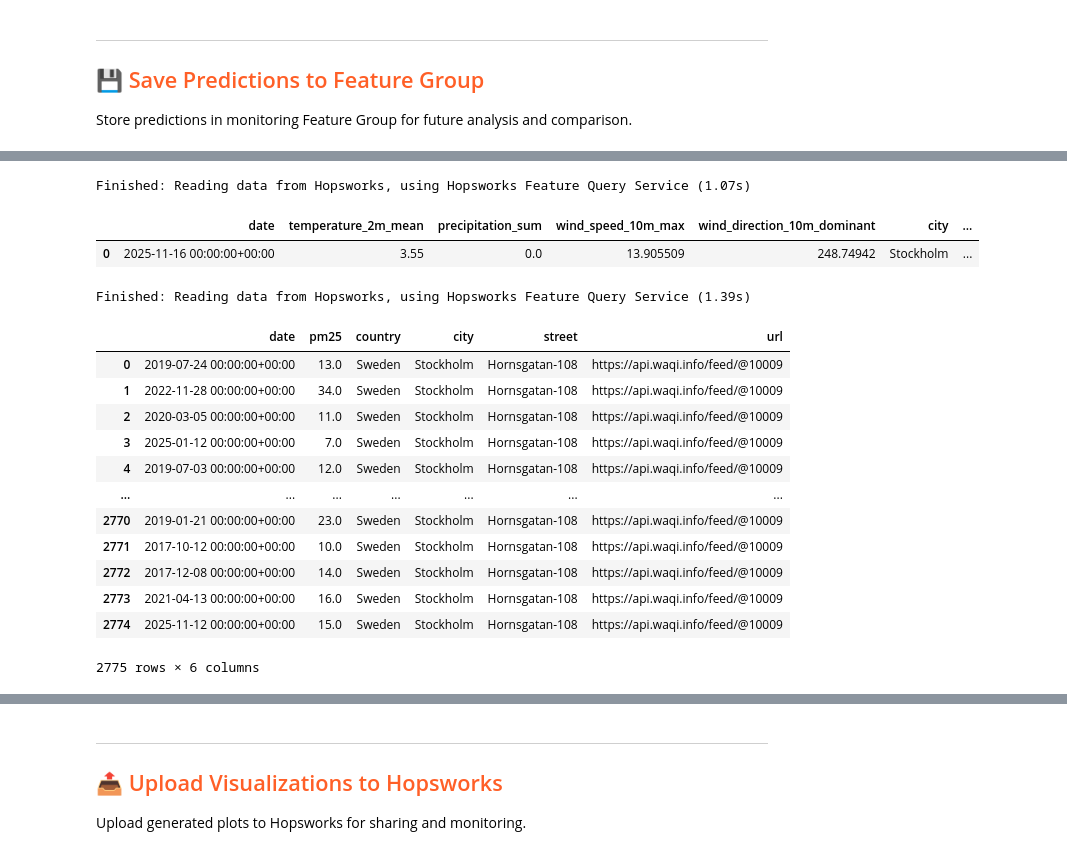
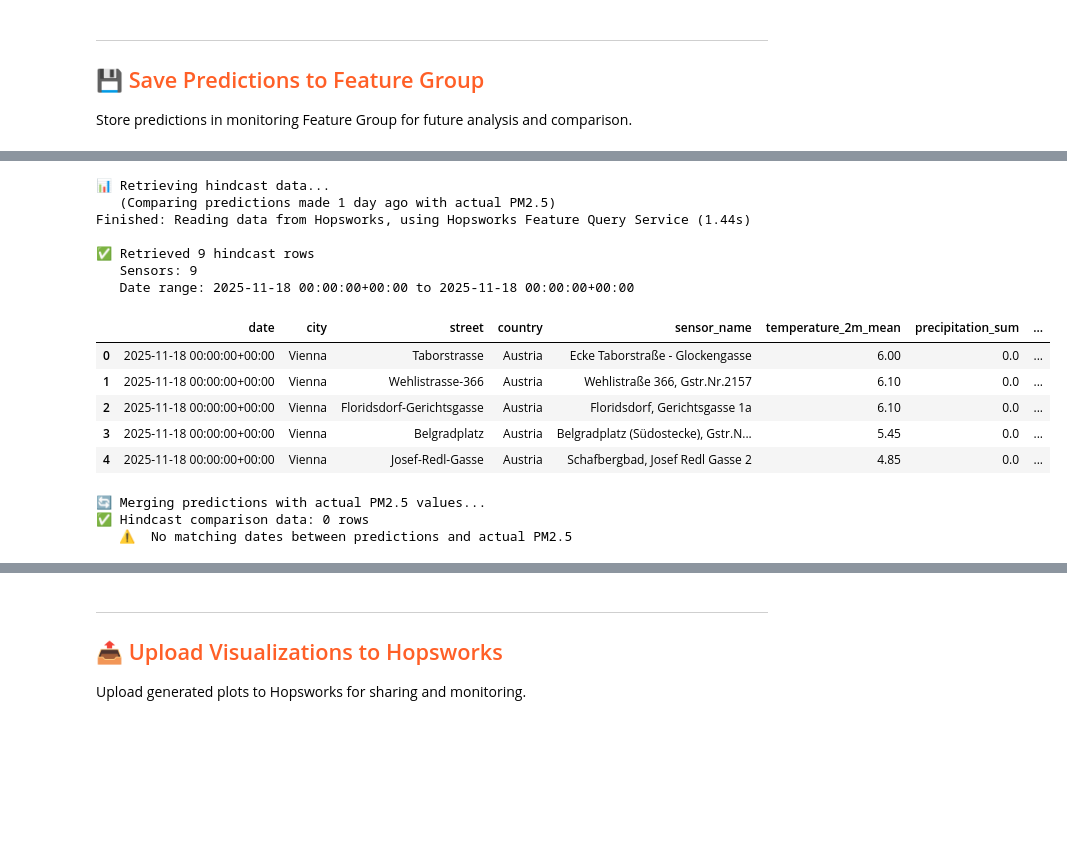
Before and after one commit to Jiananliu12138/Air_Quality_Prediction, a Jupyter notebook: notebooks/airquality/4_vienna_multi_sensor_inference.ipynb, the cells around one changed output, grey strips where cells are left out. Cells and saved outputs as stored; diff of their text form; code cells hidden in the pictures; blank space fills up the shorter version.

```diff
--- a/notebooks/airquality/4_vienna_multi_sensor_inference.ipynb
+++ b/notebooks/airquality/4_vienna_multi_sensor_inference.ipynb
@@ -79,7 +79,10 @@ import time
 import warnings
 warnings.filterwarnings("ignore")
 # %%
-today = datetime.datetime.now() - datetime.timedelta(0)
+# normalize to UTC midnight
+today_utc = pd.Timestamp.now(tz='UTC').normalize()
+today = today_utc.to_pydatetime()
 tomorrow = today + datetime.timedelta(days = 1)
+today= today - datetime.timedelta(days = 1)
 today
 # %% [output]
@@ -158,10 +163,13 @@ for i, sensor in enumerate(active_sensors, 1):
     print(f"   Model name: {model_name}")
 
     try:
+        model_version = 2
+        if i == 4:
+            model_version = 3
         # Retrieve model from Model Registry
         retrieved_model = mr.get_model(
             name=model_name,
-            version=1,
+            version=model_version,
         )
 
         # Get associated Feature View
@@ -362,8 +426,8 @@ for i, (sensor_street, model_data) in enumerate(sensor_models.items(), 1):
         features_df = pd.DataFrame(features_list)
 
         # STEP 4: Make predictions
-        X_inference = features_df[['temperature_2m_mean', 'precipitation_sum', 'wind_speed_10m_max',
-                                     'wind_direction_10m_dominant', 'lag_1_pm25', 'lag_2_pm25', 'lag_3_pm25']]
+        X_inference = features_df[['lag_1_pm25', 'lag_2_pm25', 'lag_3_pm25', 'temperature_2m_mean', 'precipitation_sum', 'wind_speed_10m_max',
+                                     'wind_direction_10m_dominant']]
 
         predictions = model.predict(X_inference)
 
@@ -647,33 +758,41 @@ https://c.app.hopsworks.ai:443/p/1298582/jobs/named/aq_predictions_1_offline_fg_
 # %%
----
-
 ## <span style="color:#ff5f27;">📈 Hindcast Analysis</span>
 
-Compare previous predictions with actual PM2.5 values to evaluate model performance.
+# Compare previous predictions with actual PM2.5 values to evaluate model performance.
 
 # Read monitoring data (predictions made 1 day beforehand)
 print("\n📊 Retrieving hindcast data...")
 print("   (Comparing predictions made 1 day ago with actual PM2.5)")
 
 try:
     hindcast_monitoring_df = monitor_fg.filter(monitor_fg.days_before_forecast_day == 1).read()
     print(f"\n✅ Retrieved {len(hindcast_monitoring_df)} hindcast rows")
 
     if len(hindcast_monitoring_df) > 0:
         print(f"   Sensors: {hindcast_monitoring_df['street'].nunique()}")
         print(f"   Date range: {hindcast_monitoring_df['date'].min()} to {hindcast_monitoring_df['date'].max()}")
     else:
         print("   ⚠️  No hindcast data yet (predictions need at least 1 day to compare)")
 
 except Exception as e:
     print(f"   ⚠️  No hindcast data available yet: {str(e)}")
     hindcast_monitoring_df = pd.DataFrame()
 
 hindcast_monitoring_df.head() if len(hindcast_monitoring_df) > 0 else None
 # %% [output]
-Finished: Reading data from Hopsworks, using Hopsworks Feature Query Service (1.07s)
+📊 Retrieving hindcast data...
+   (Comparing predictions made 1 day ago with actual PM2.5)
+Finished: Reading data from Hopsworks, using Hopsworks Feature Query Service (1.44s)
+
+✅ Retrieved 9 hindcast rows
+   Sensors: 9
+   Date range: 2025-11-18 00:00:00+00:00 to 2025-11-18 00:00:00+00:00
-|  | date | temperature_2m_mean | precipitation_sum | wind_speed_10m_max | wind_direction_10m_dominant | city | ... |
-| 0 | 2025-11-16 00:00:00+00:00 | 3.55 | 0.0 | 13.905509 | 248.74942 | Stockholm | ... |
+|  | date | city | street | country | sensor_name | temperature_2m_mean | precipitation_sum | ... |
+| 0 | 2025-11-18 00:00:00+00:00 | Vienna | Taborstrasse | Austria | Ecke Taborstraße - Glockengasse | 6.00 | 0.0 | ... |
+| 1 | 2025-11-18 00:00:00+00:00 | Vienna | Wehlistrasse-366 | Austria | Wehlistraße 366, Gstr.Nr.2157 | 6.10 | 0.0 | ... |
+| 2 | 2025-11-18 00:00:00+00:00 | Vienna | Floridsdorf-Gerichtsgasse | Austria | Floridsdorf, Gerichtsgasse 1a | 6.10 | 0.0 | ... |
+| 3 | 2025-11-18 00:00:00+00:00 | Vienna | Belgradplatz | Austria | Belgradplatz (Südostecke), Gstr.N... | 5.45 | 0.0 | ... |
+| 4 | 2025-11-18 00:00:00+00:00 | Vienna | Josef-Redl-Gasse | Austria | Schafbergbad, Josef Redl Gasse 2 | 4.85 | 0.0 | ... |
 # %%
 # Merge predictions with actual PM2.5 values
 print("\n🔄 Merging predictions with actual PM2.5 values...")
@@ -712,20 +831,9 @@ else:
     print("   ⚠️  Skipping hindcast analysis (no data)")
     hindcast_comparison_df = pd.DataFrame()
 # %% [output]
-Finished: Reading data from Hopsworks, using Hopsworks Feature Query Service (1.39s)
+🔄 Merging predictions with actual PM2.5 values...
+✅ Hindcast comparison data: 0 rows
+   ⚠️  No matching dates between predictions and actual PM2.5
-|  | date | pm25 | country | city | street | url |
-| 0 | 2019-07-24 00:00:00+00:00 | 13.0 | Sweden | Stockholm | Hornsgatan-108 | https://api.waqi.info/feed/@10009 |
-| 1 | 2022-11-28 00:00:00+00:00 | 34.0 | Sweden | Stockholm | Hornsgatan-108 | https://api.waqi.info/feed/@10009 |
-| 2 | 2020-03-05 00:00:00+00:00 | 11.0 | Sweden | Stockholm | Hornsgatan-108 | https://api.waqi.info/feed/@10009 |
-| 3 | 2025-01-12 00:00:00+00:00 | 7.0 | Sweden | Stockholm | Hornsgatan-108 | https://api.waqi.info/feed/@10009 |
-| 4 | 2019-07-03 00:00:00+00:00 | 12.0 | Sweden | Stockholm | Hornsgatan-108 | https://api.waqi.info/feed/@10009 |
-| ... | ... | ... | ... | ... | ... | ... |
-| 2770 | 2019-01-21 00:00:00+00:00 | 23.0 | Sweden | Stockholm | Hornsgatan-108 | https://api.waqi.info/feed/@10009 |
-| 2771 | 2017-10-12 00:00:00+00:00 | 10.0 | Sweden | Stockholm | Hornsgatan-108 | https://api.waqi.info/feed/@10009 |
-| 2772 | 2017-12-08 00:00:00+00:00 | 14.0 | Sweden | Stockholm | Hornsgatan-108 | https://api.waqi.info/feed/@10009 |
-| 2773 | 2021-04-13 00:00:00+00:00 | 16.0 | Sweden | Stockholm | Hornsgatan-108 | https://api.waqi.info/feed/@10009 |
-| 2774 | 2025-11-12 00:00:00+00:00 | 15.0 | Sweden | Stockholm | Hornsgatan-108 | https://api.waqi.info/feed/@10009 |
-2775 rows × 6 columns
 # %%
 # Create hindcast visualization if data available
 if len(hindcast_comparison_df) > 0:
```
Also changed, not shown: parts of 16 cells of this notebook, 1 other file.
